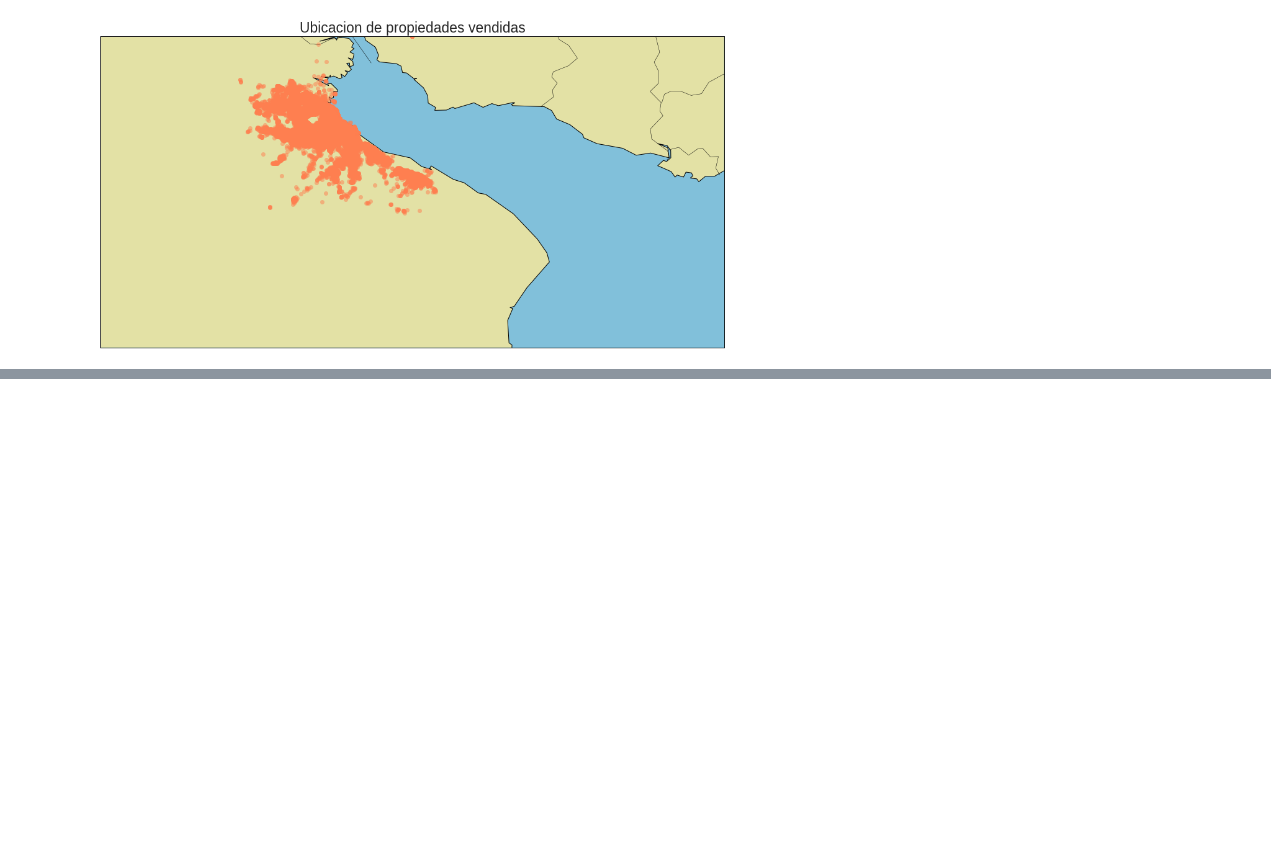
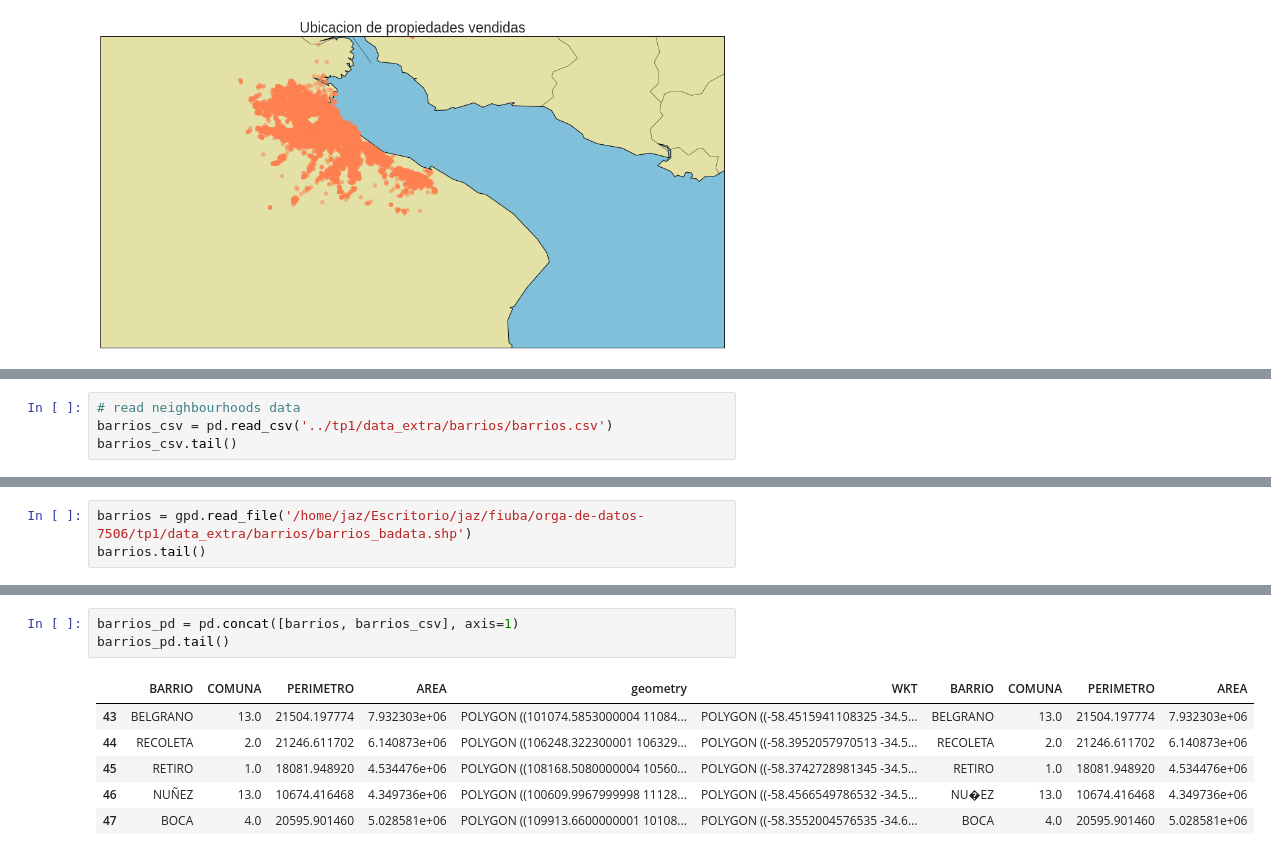
Before and after one commit to jazminferreiro-zz/orgaTP1, a Jupyter notebook: Analisis exploratorio Properati .ipynb, the cells around one changed output, grey strips where cells are left out. Saved outputs shown, nothing was run; the diff lists cells and outputs as text; blank space fills up the shorter version.

```diff
--- a/Analisis exploratorio Properati .ipynb
+++ b/Analisis exploratorio Properati .ipynb
@@ -362,0 +371,4 @@ ImportError: No module named vincent
+# %%
+# read neighbourhoods data
+barrios_csv = pd.read_csv('../tp1/data_extra/barrios/barrios.csv')
+barrios_csv.tail()
@@ -362,0 +382,3 @@ ImportError: No module named vincent
+# %%
+barrios = gpd.read_file('/home/jaz/Escritorio/jaz/fiuba/orga-de-datos-7506/tp1/data_extra/barrios/barrios_badata.shp')
+barrios.tail()
@@ -362,0 +392,10 @@ ImportError: No module named vincent
+# %%
+barrios_pd = pd.concat([barrios, barrios_csv], axis=1)
+barrios_pd.tail()
+# %% [output]
+|  | BARRIO | COMUNA | PERIMETRO | AREA | geometry | WKT | BARRIO | COMUNA | PERIMETRO | AREA |
+| 43 | BELGRANO | 13.0 | 21504.197774 | 7.932303e+06 | POLYGON ((101074.5853000004 11084... | POLYGON ((-58.4515941108325 -34.5... | BELGRANO | 13.0 | 21504.197774 | 7.932303e+06 |
+| 44 | RECOLETA | 2.0 | 21246.611702 | 6.140873e+06 | POLYGON ((106248.322300001 106329... | POLYGON ((-58.3952057970513 -34.5... | RECOLETA | 2.0 | 21246.611702 | 6.140873e+06 |
+| 45 | RETIRO | 1.0 | 18081.948920 | 4.534476e+06 | POLYGON ((108168.5080000004 10560... | POLYGON ((-58.3742728981345 -34.5... | RETIRO | 1.0 | 18081.948920 | 4.534476e+06 |
+| 46 | NUÑEZ | 13.0 | 10674.416468 | 4.349736e+06 | POLYGON ((100609.9967999998 11128... | POLYGON ((-58.4566549786532 -34.5... | NU�EZ | 13.0 | 10674.416468 | 4.349736e+06 |
+| 47 | BOCA | 4.0 | 20595.901460 | 5.028581e+06 | POLYGON ((109913.6600000001 10108... | POLYGON ((-58.3552004576535 -34.6... | BOCA | 4.0 | 20595.901460 | 5.028581e+06 |
```
Also changed, not shown: parts of 19 cells of this notebook.
